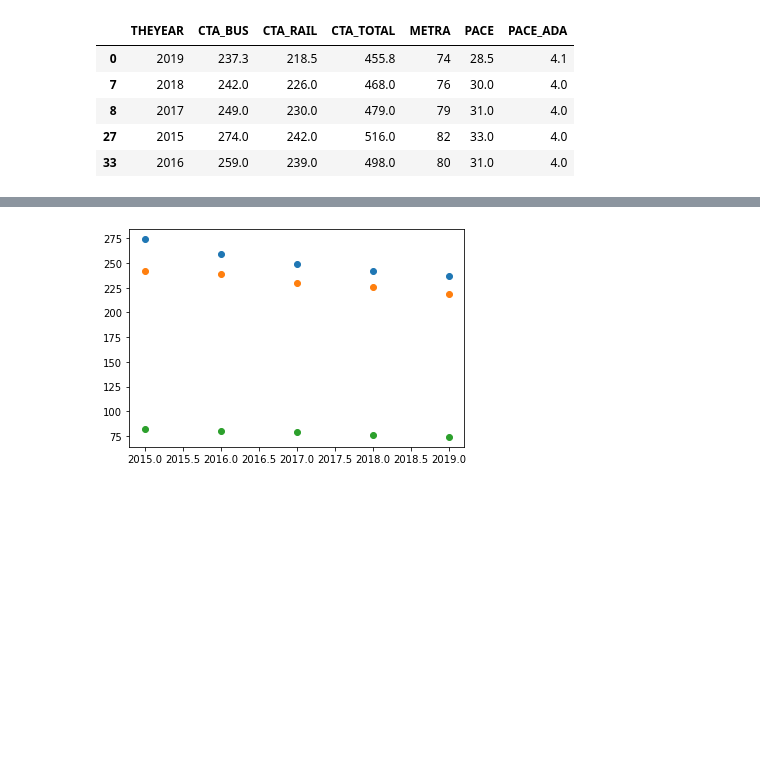
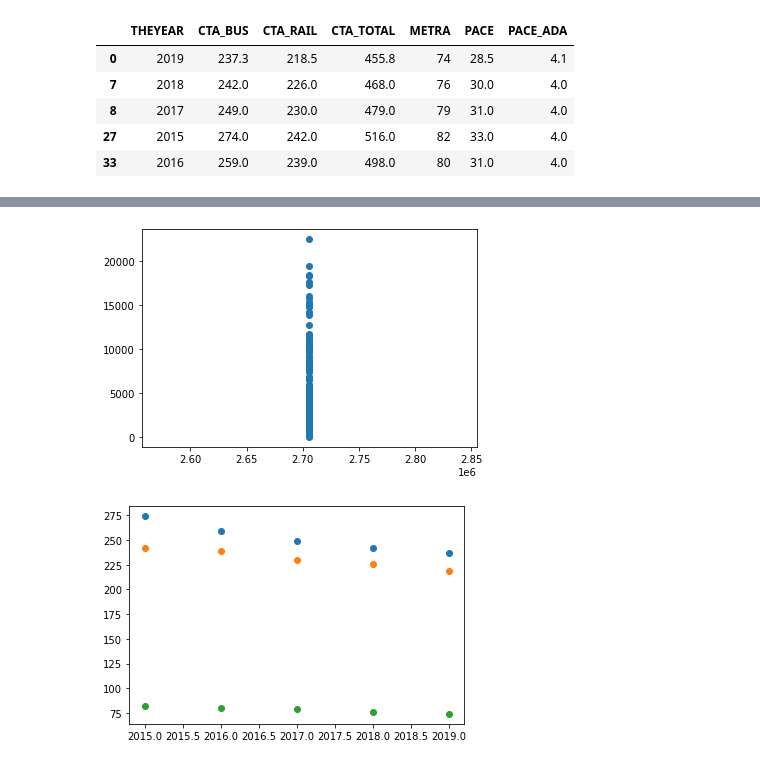
Before and after one commit to byoung11644/Chicago_Energy, a Jupyter notebook: Travel_data/Untitled.ipynb, the cells around one changed output, grey strips where cells are left out. Saved outputs shown, nothing was run; the diff lists cells and outputs as text; code cells hidden in the pictures; blank space fills up the shorter version.

```diff
--- a/Travel_data/Untitled.ipynb
+++ b/Travel_data/Untitled.ipynb
@@ -9,0 +12,5 @@ yearly_data_path = r"C:\Users\Kaleb\Chicago_Energy\Travel_data\SYSTEMRIDERSHIP_0
+# %%
+census_data_csv = pd.read_csv(census_data)
+census_df = pd.DataFrame(census_data_csv)
+census_df
+census_df
@@ -109,3 +139,8 @@ yearly_transit
 | 8 | 2017 | 249.0 | 230.0 | 479.0 | 79 | 31.0 | 4.0 |
 | 27 | 2015 | 274.0 | 242.0 | 516.0 | 82 | 33.0 | 4.0 |
 | 33 | 2016 | 259.0 | 239.0 | 498.0 | 80 | 31.0 | 4.0 |
+# %%
+new_cta_bus = cta_bus.rename(columns={"YEAR": "Year"})
+new_cta_bus.astype(dtype="str")
+travel_counts = pd.merge(new_cta_bus, census_df)
+travel_counts
@@ -111,0 +161,3 @@ yearly_transit
+# %%
+travel_counts = travel_counts.drop_duplicates(subset="ROUTE")
+travel_counts
@@ -112,3 +178,7 @@ yearly_transit
+# %%
+travel_counts_viz = plt.(travel_counts["Population - Total"], travel_counts["AVG_RIDES"])
+# %% [output]
+[figure, added]
 # %%
 y_values = yearly_transit["THEYEAR"]
 x_values = yearly_transit["CTA_BUS"]
```
Also changed, not shown: parts of 10 cells of this notebook.
